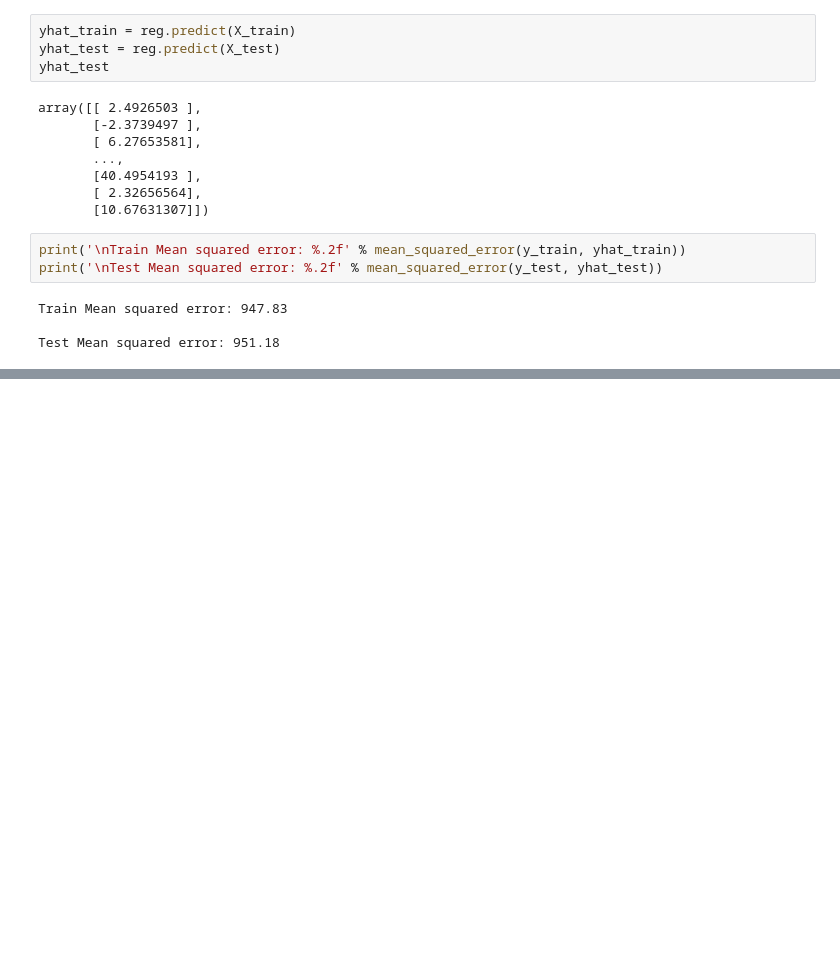
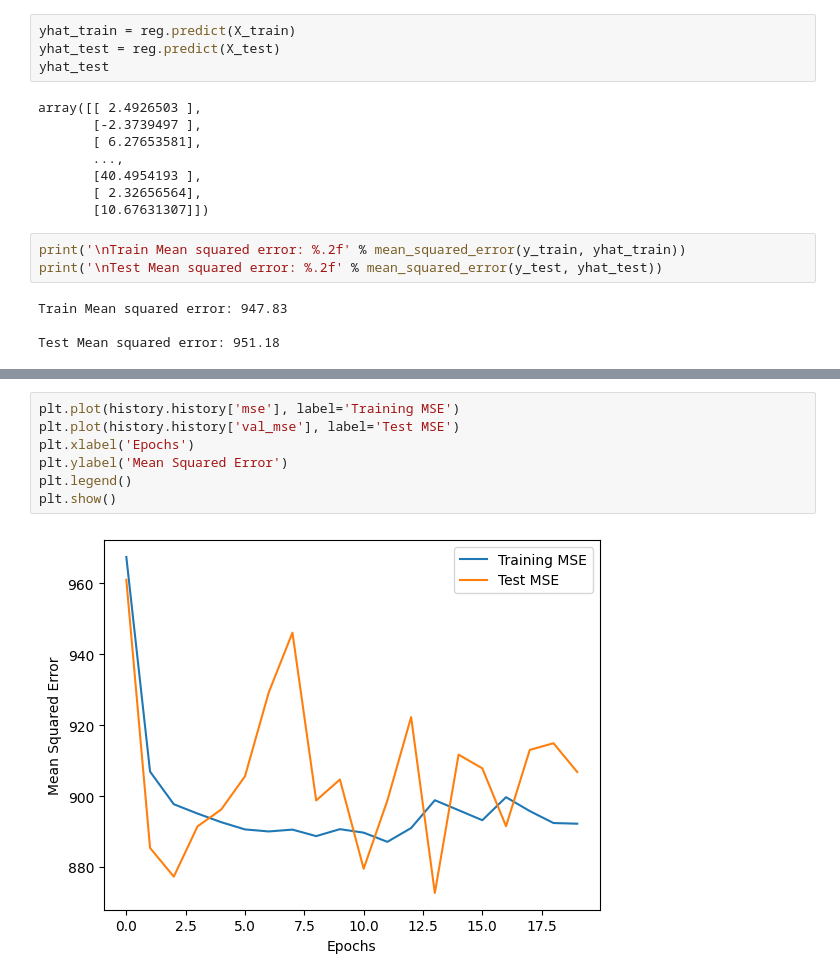
Before and after one commit to Preellis/151A-Nursing-Homes, a Jupyter notebook: main.ipynb, the cells around one changed output, grey strips where cells are left out. Cells and saved outputs as stored; diff of their text form; blank space fills up the shorter version.

```diff
--- a/main.ipynb
+++ b/main.ipynb
@@ -300,0 +377,9 @@ Test Mean squared error: 951.18
+# %%
+plt.plot(history.history['mse'], label='Training MSE')
+plt.plot(history.history['val_mse'], label='Test MSE')
+plt.xlabel('Epochs')
+plt.ylabel('Mean Squared Error')
+plt.legend()
+plt.show()
+# %% [output]
+[figure, added]
```
Also changed, not shown: parts of 11 cells of this notebook.
